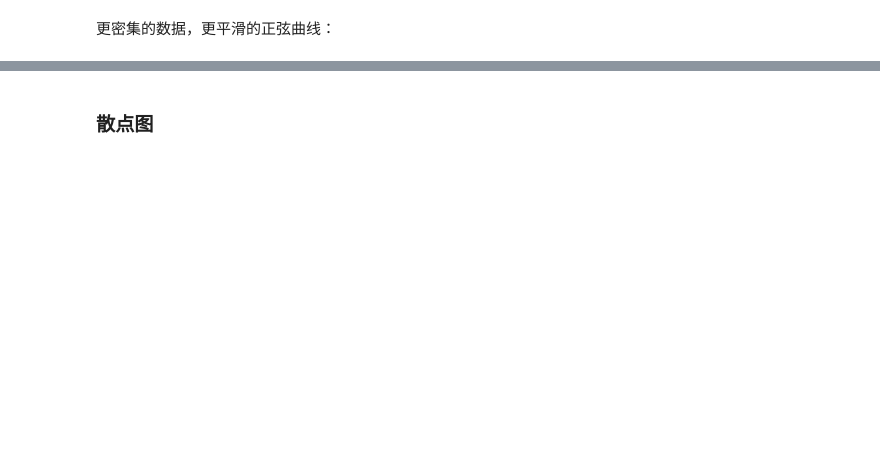
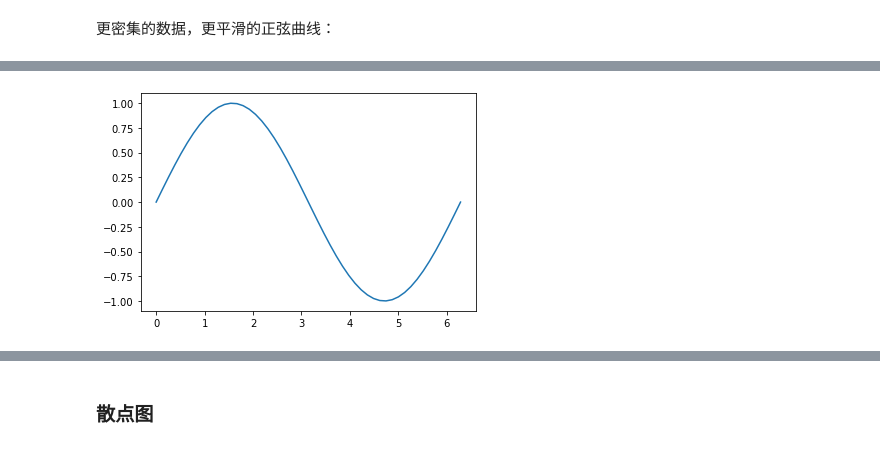
Before and after one commit to shibing624/python-tutorial, a Jupyter notebook: 03_data_science/04_Matpoltlib画图.ipynb, the cells around one changed output, grey strips where cells are left out. Saved outputs shown, nothing was run; the diff lists cells and outputs as text; code cells hidden in the pictures; blank space fills up the shorter version.

```diff
--- a/03_data_science/04_Matpoltlib画图.ipynb
+++ b/03_data_science/04_Matpoltlib画图.ipynb
@@ -35,6 +83,8 @@ plt.show()
 # %%
 # 给定 x 和 y 值：
-plt.plot(x, sin(x))
+plt.plot(x, np.sin(x))
 plt.show()
+# %% [output]
+[figure, added]
 # %%
 # 画出多条数据线：
```
Also changed, not shown: parts of 16 cells of this notebook, 22 other files.
